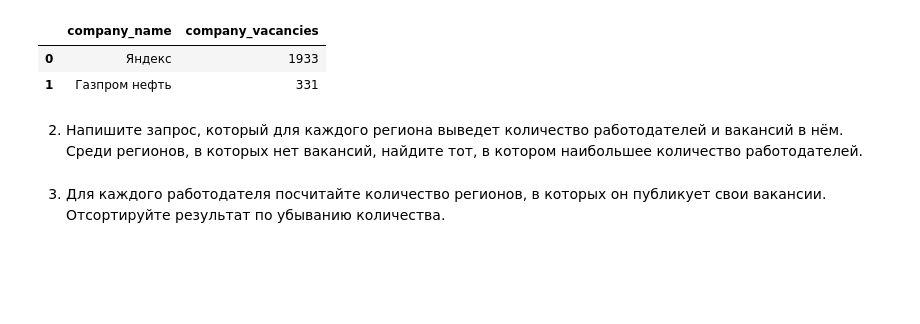
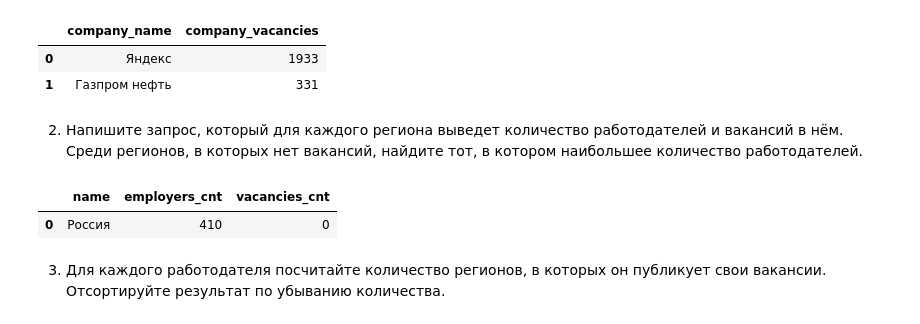
Before and after one commit to AlexeyLukovnikov/sf_data_science, a Jupyter notebook: BLOCK2_PROJECT-2/Project_2.ipynb, the cells around one changed output. Cells and saved outputs as stored; diff of their text form; code cells hidden in the pictures; blank space fills up the shorter version.

```diff
--- a/BLOCK2_PROJECT-2/Project_2.ipynb
+++ b/BLOCK2_PROJECT-2/Project_2.ipynb
@@ -205,6 +205,19 @@ order by company_vacancies desc
 2. Напишите запрос, который для каждого региона выведет количество работодателей и вакансий в нём.
 Среди регионов, в которых нет вакансий, найдите тот, в котором наибольшее количество работодателей.
 # %%
-# текст запроса
+#!!! ОПТИМИЗИРОВАТЬ ЗАПРОС
+display(
+    pd.read_sql_query('''
+select a.name, count(e.id) employers_cnt, count(v.id) vacancies_cnt
+from areas a
+join employers e on a.id = e.area
+left join vacancies v on a.id = v.area_id
+group by 1 order by  3, 2 desc
+limit 1
+    ''', connection)
+)
+# %% [output]
+|  | name | employers_cnt | vacancies_cnt |
+| 0 | Россия | 410 | 0 |
 # %%
 # результат запроса
```
Also changed, not shown: parts of 1 cell of this notebook.
